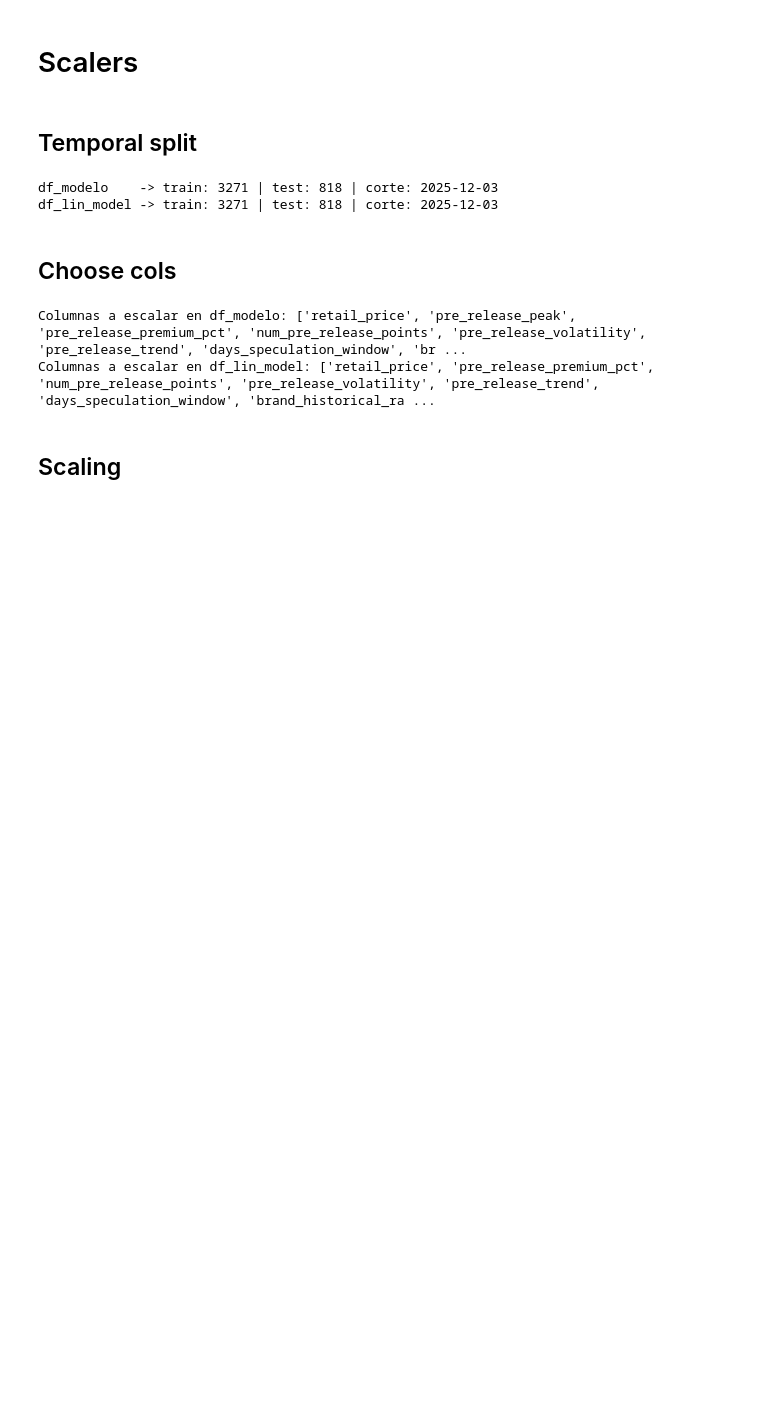
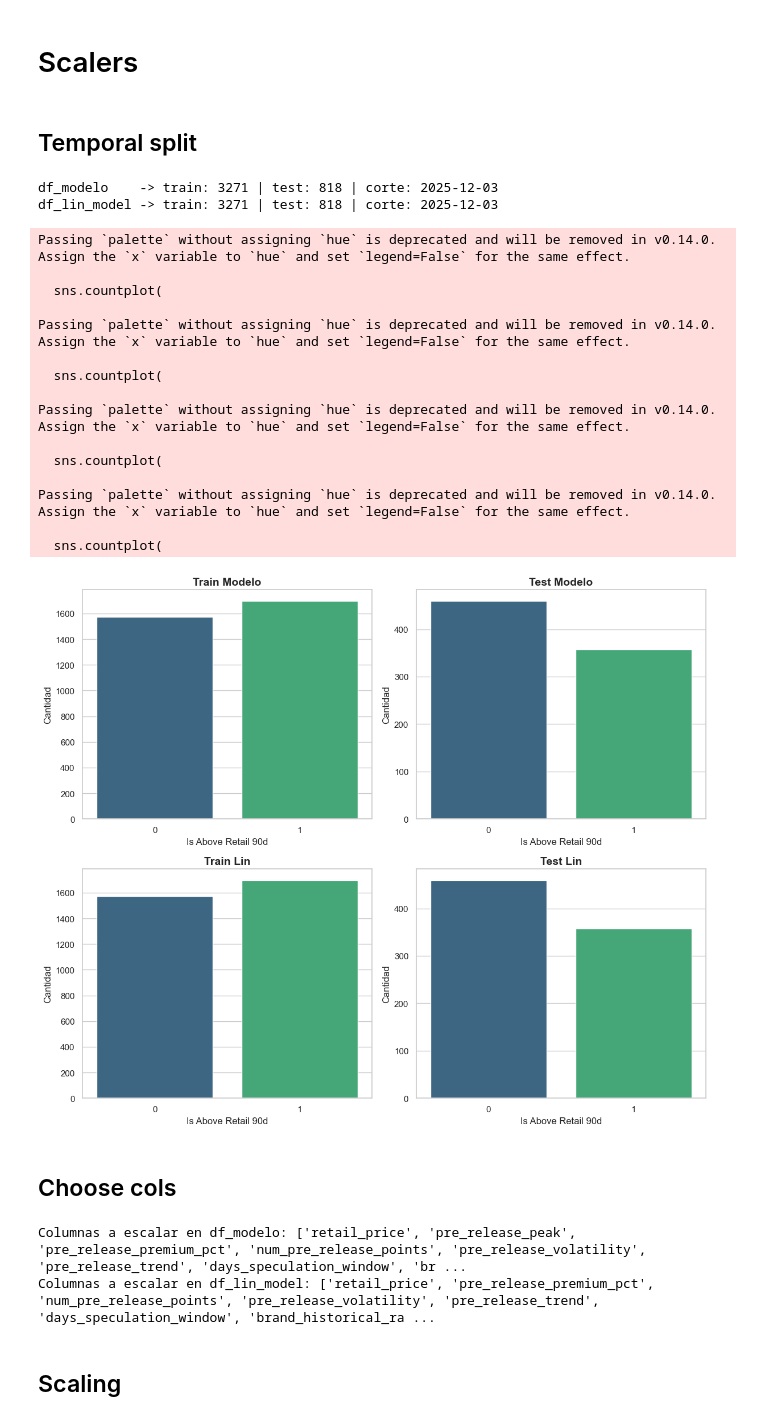
Before and after one commit to juanpablocarrillohortua/StockX_Project, a Jupyter notebook: notebooks/model_training.ipynb, the cells around one changed output. Drawn from its saved outputs; the diff is of its cells as text; code cells hidden in the pictures; blank space fills up the shorter version.

```diff
--- a/notebooks/model_training.ipynb
+++ b/notebooks/model_training.ipynb
@@ -1037,6 +1049,52 @@ print(f"df_lin_model -> train: {len(train_lin)} | test: {len(test_lin)} | corte:
 # %% [output]
 df_modelo    -> train: 3271 | test: 818 | corte: 2025-12-03
 df_lin_model -> train: 3271 | test: 818 | corte: 2025-12-03
+# %%
+# Configurar el estilo visual de seaborn
+sns.set_theme(style="whitegrid")
+
+# Crear una figura con 4 subgráficos (cuadros independientes) en una cuadrícula de 2x2
+fig, axes = plt.subplots(2, 2, figsize=(12, 10))
+
+# Lista de tus DataFrames y sus respectivos títulos para iterar fácilmente
+dfs = [train_modelo, test_modelo, train_lin, test_lin]
+titulos = ["Train Modelo", "Test Modelo", "Train Lin", "Test Lin"]
+
+# Aplanar la matriz de ejes (axes) para iterar en una sola dimensión
+axes = axes.flatten()
+
+# Generar cada gráfico de barras
+for i, df in enumerate(dfs):
+    # sns.countplot es ideal para graficar la frecuencia de variables categóricas/binarias
+    sns.countplot(
+        data=df, x="is_above_retail_90d", ax=axes[i], palette="viridis"
+    )
+    axes[i].set_title(titulos[i], fontsize=14, fontweight="bold")
+    axes[i].set_xlabel("Is Above Retail 90d", fontsize=12)
+    axes[i].set_ylabel("Cantidad", fontsize=12)
+
+# Ajustar el diseño para que no se encimen los títulos y etiquetas
+plt.tight_layout()
+
+# Mostrar el gráfico
+plt.show()
+# %% [output]
+Passing `palette` without assigning `hue` is deprecated and will be removed in v0.14.0. Assign the `x` variable to `hue` and set `legend=False` for the same effect.
+
+  sns.countplot(
+
+Passing `palette` without assigning `hue` is deprecated and will be removed in v0.14.0. Assign the `x` variable to `hue` and set `legend=False` for the same effect.
+
+  sns.countplot(
+
+Passing `palette` without assigning `hue` is deprecated and will be removed in v0.14.0. Assign the `x` variable to `hue` and set `legend=False` for the same effect.
+
+  sns.countplot(
+
+Passing `palette` without assigning `hue` is deprecated and will be removed in v0.14.0. Assign the `x` variable to `hue` and set `legend=False` for the same effect.
+
+  sns.countplot(
+[figure, added]
 # %% [markdown]
 ## Choose cols
 # %%
```
Also changed, not shown: parts of 37 cells of this notebook, 3 other files.
